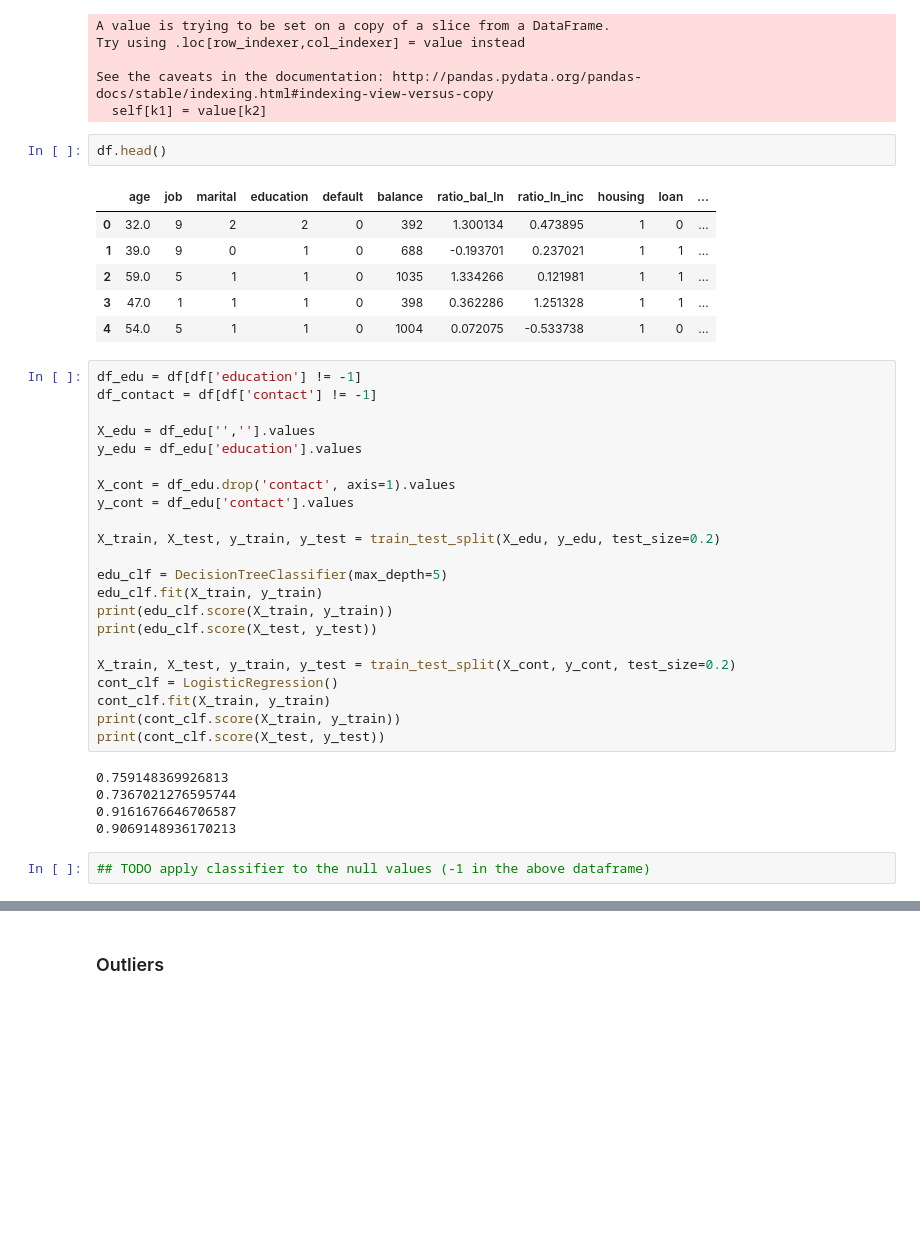
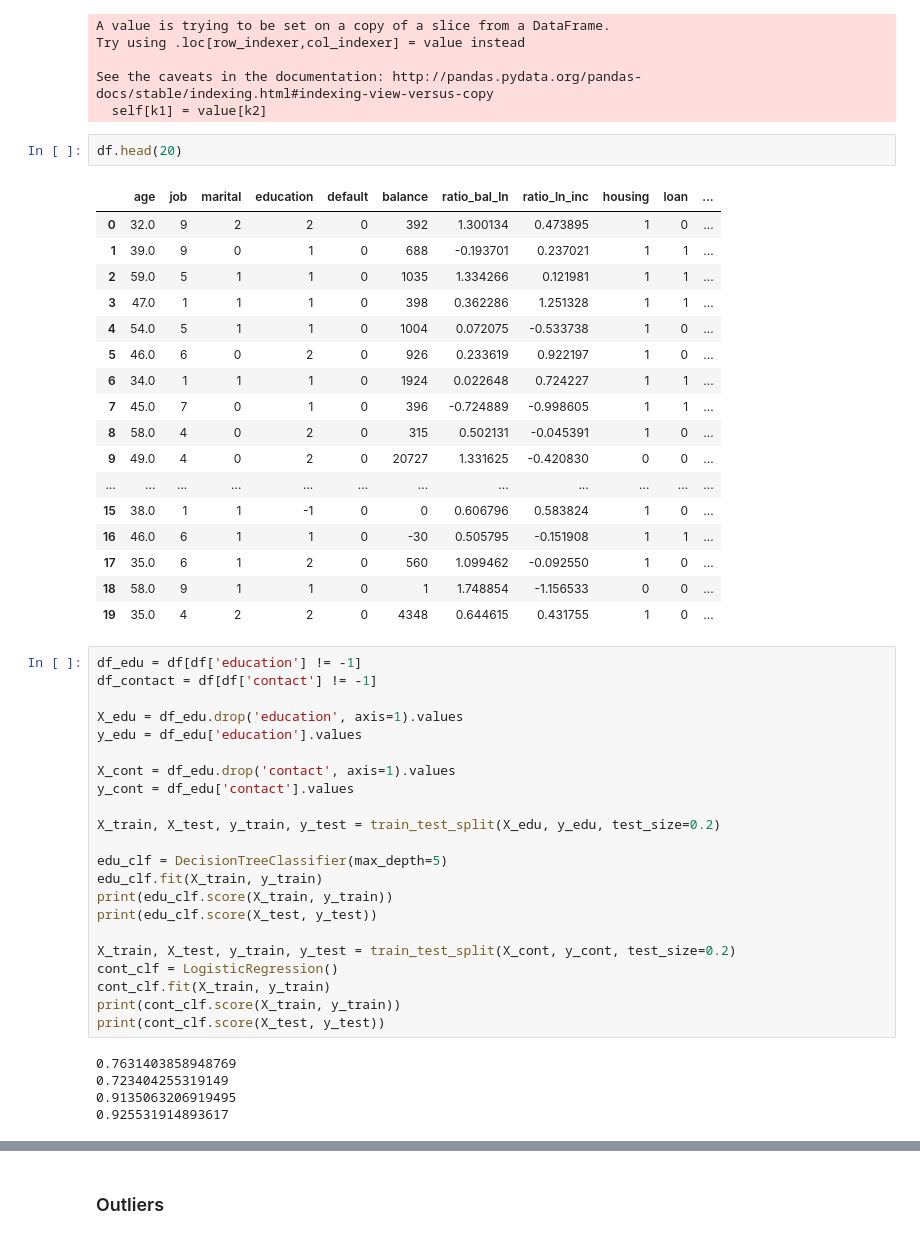
Before and after one commit to vipulpopat/MSCAI_Sem1_Etivity2, a Jupyter notebook: Etivity2.ipynb, the cells around one changed output, grey strips where cells are left out. Cells and saved outputs as stored; diff of their text form; blank space fills up the shorter version.

```diff
--- a/Etivity2.ipynb
+++ b/Etivity2.ipynb
@@ -188,19 +191,30 @@ Try using .loc[row_indexer,col_indexer] = value instead
 See the caveats in the documentation: http://pandas.pydata.org/pandas-docs/stable/indexing.html#indexing-view-versus-copy
   self[k1] = value[k2]
 # %%
-df.head()
+df.head(20)
 # %% [output]
 |  | age | job | marital | education | default | balance | ratio_bal_ln | ratio_ln_inc | housing | loan | ... |
 | 0 | 32.0 | 9 | 2 | 2 | 0 | 392 | 1.300134 | 0.473895 | 1 | 0 | ... |
 | 1 | 39.0 | 9 | 0 | 1 | 0 | 688 | -0.193701 | 0.237021 | 1 | 1 | ... |
 | 2 | 59.0 | 5 | 1 | 1 | 0 | 1035 | 1.334266 | 0.121981 | 1 | 1 | ... |
 | 3 | 47.0 | 1 | 1 | 1 | 0 | 398 | 0.362286 | 1.251328 | 1 | 1 | ... |
 | 4 | 54.0 | 5 | 1 | 1 | 0 | 1004 | 0.072075 | -0.533738 | 1 | 0 | ... |
+| 5 | 46.0 | 6 | 0 | 2 | 0 | 926 | 0.233619 | 0.922197 | 1 | 0 | ... |
+| 6 | 34.0 | 1 | 1 | 1 | 0 | 1924 | 0.022648 | 0.724227 | 1 | 1 | ... |
+| 7 | 45.0 | 7 | 0 | 1 | 0 | 396 | -0.724889 | -0.998605 | 1 | 1 | ... |
+| 8 | 58.0 | 4 | 0 | 2 | 0 | 315 | 0.502131 | -0.045391 | 1 | 0 | ... |
+| 9 | 49.0 | 4 | 0 | 2 | 0 | 20727 | 1.331625 | -0.420830 | 0 | 0 | ... |
+| ... | ... | ... | ... | ... | ... | ... | ... | ... | ... | ... | ... |
+| 15 | 38.0 | 1 | 1 | -1 | 0 | 0 | 0.606796 | 0.583824 | 1 | 0 | ... |
+| 16 | 46.0 | 6 | 1 | 1 | 0 | -30 | 0.505795 | -0.151908 | 1 | 1 | ... |
+| 17 | 35.0 | 6 | 1 | 2 | 0 | 560 | 1.099462 | -0.092550 | 1 | 0 | ... |
+| 18 | 58.0 | 9 | 1 | 1 | 0 | 1 | 1.748854 | -1.156533 | 0 | 0 | ... |
+| 19 | 35.0 | 4 | 2 | 2 | 0 | 4348 | 0.644615 | 0.431755 | 1 | 0 | ... |
 # %%
 df_edu = df[df['education'] != -1]
 df_contact = df[df['contact'] != -1]
 
-X_edu = df_edu['',''].values
+X_edu = df_edu.drop('education', axis=1).values
 y_edu = df_edu['education'].values
 
 X_cont = df_edu.drop('contact', axis=1).values
@@ -219,9 +233,7 @@ cont_clf.fit(X_train, y_train)
 print(cont_clf.score(X_train, y_train))
 print(cont_clf.score(X_test, y_test))
 # %% [output]
-0.759148369926813
-0.7367021276595744
-0.9161676646706587
-0.9069148936170213
+0.7631403858948769
+0.723404255319149
+0.9135063206919495
+0.925531914893617
-# %%
-## TODO apply classifier to the null values (-1 in the above dataframe)
```
Also changed, not shown: parts of 22 cells of this notebook.
